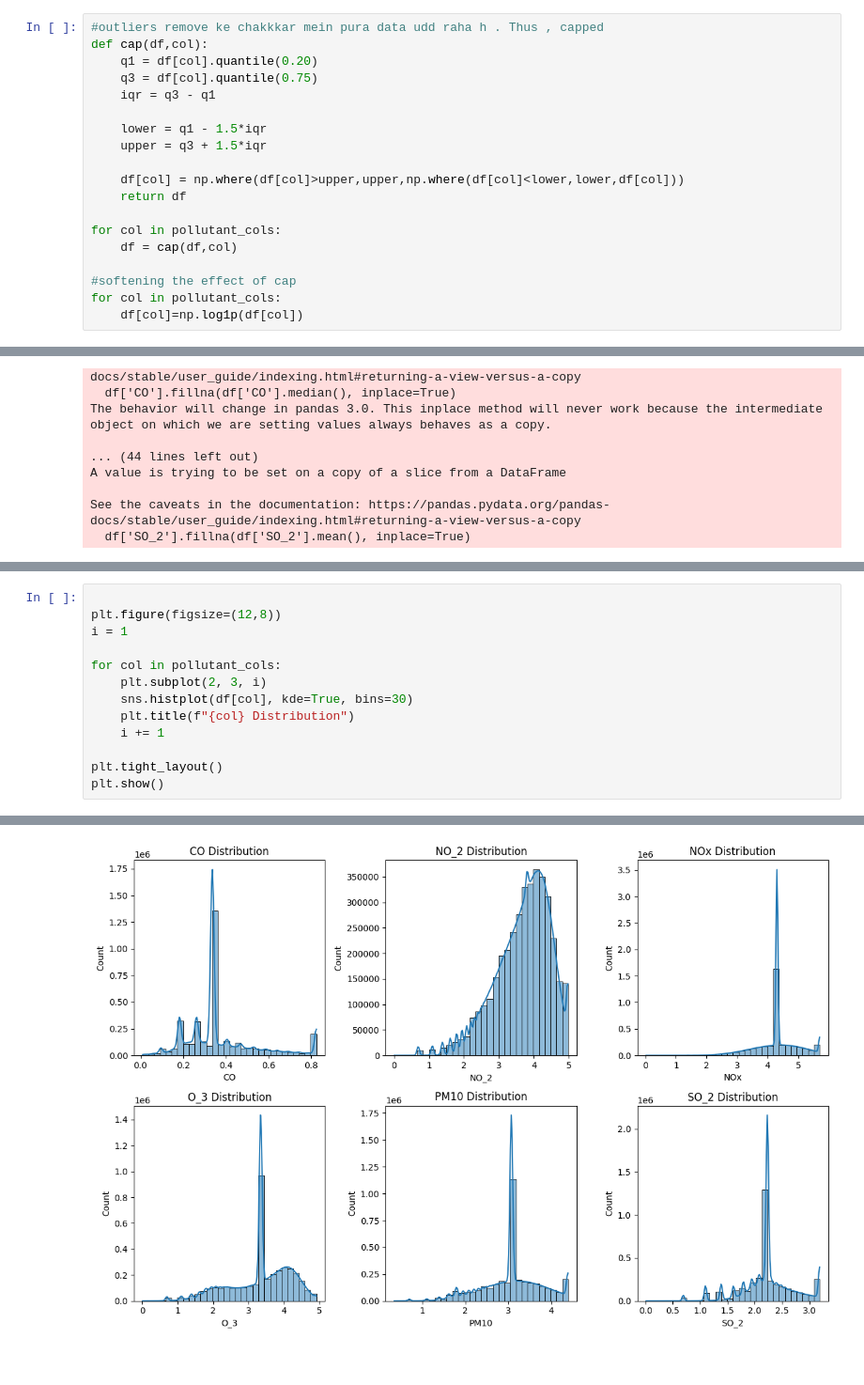
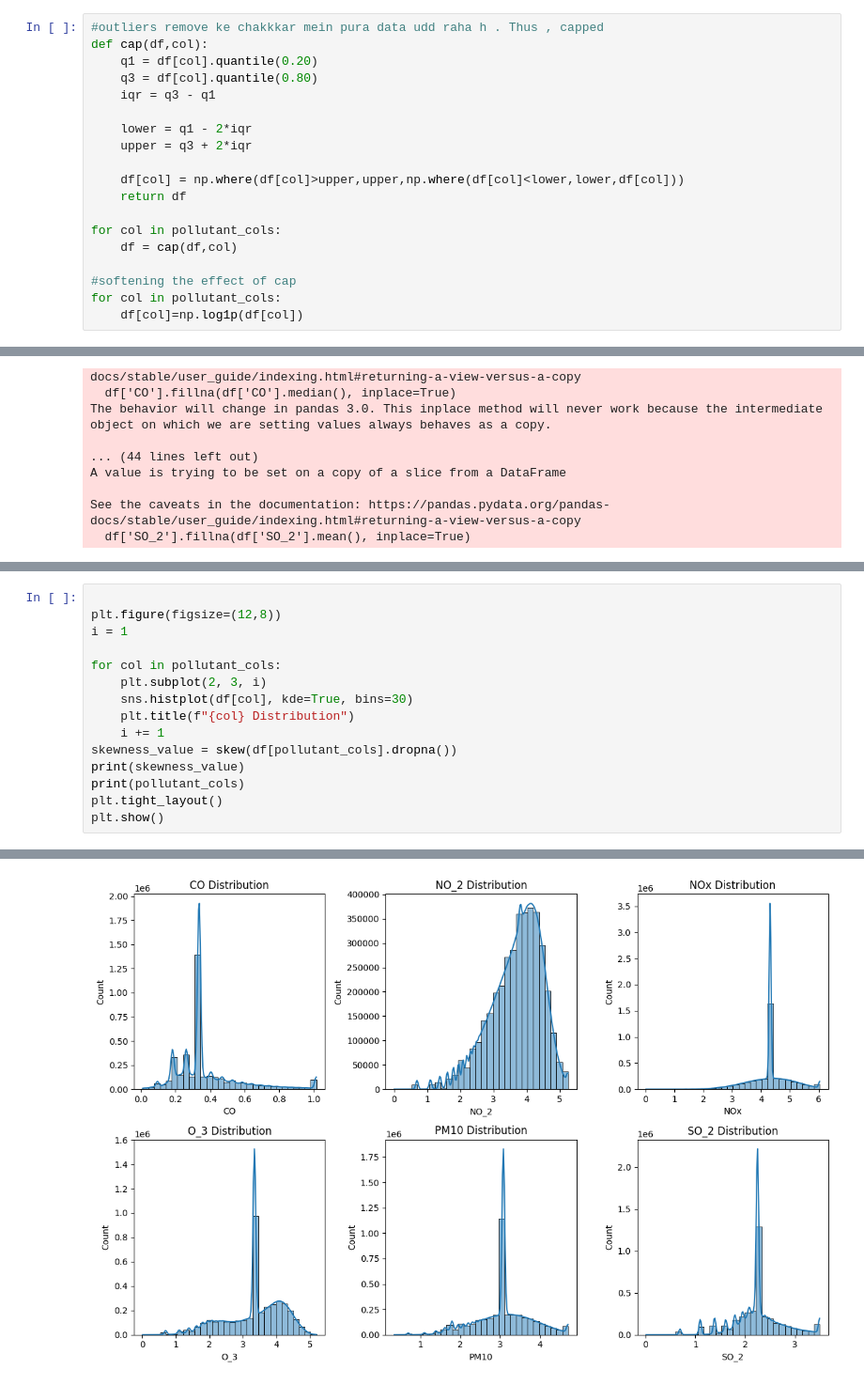
Before and after one commit to SutikshanUpman/ML-Basics-Project, a Jupyter notebook: notebooks/01_EDA.ipynb, the cells around one changed output, grey strips where cells are left out. Shown at 94% size. Drawn from its saved outputs; the diff is of its cells as text.

```diff
--- a/notebooks/01_EDA.ipynb
+++ b/notebooks/01_EDA.ipynb
@@ -128,11 +138,11 @@ dtype: int64
 #outliers remove ke chakkkar mein pura data udd raha h . Thus , capped
 def cap(df,col):
     q1 = df[col].quantile(0.20)
-    q3 = df[col].quantile(0.75)
+    q3 = df[col].quantile(0.80)
     iqr = q3 - q1
 
-    lower = q1 - 1.5*iqr
-    upper = q3 + 1.5*iqr
+    lower = q1 - 2*iqr
+    upper = q3 + 2*iqr
 
     df[col] = np.where(df[col]>upper,upper,np.where(df[col]<lower,lower,df[col]))
     return df
@@ -250,7 +260,9 @@ for col in pollutant_cols:
     sns.histplot(df[col], kde=True, bins=30)
     plt.title(f"{col} Distribution")
     i += 1
-
+skewness_value = skew(df[pollutant_cols].dropna())
+print(skewness_value)
+print(pollutant_cols)
 plt.tight_layout()
 plt.show()
 # %% [output]
@@ -257,4 +272,4 @@ plt.show()
-[figure, old version]
+[figure, new version]
 # %%
 print(df.duplicated().sum())
 df = df.drop_duplicates()
```
Also changed, not shown: parts of 17 cells of this notebook, 1 other file.
